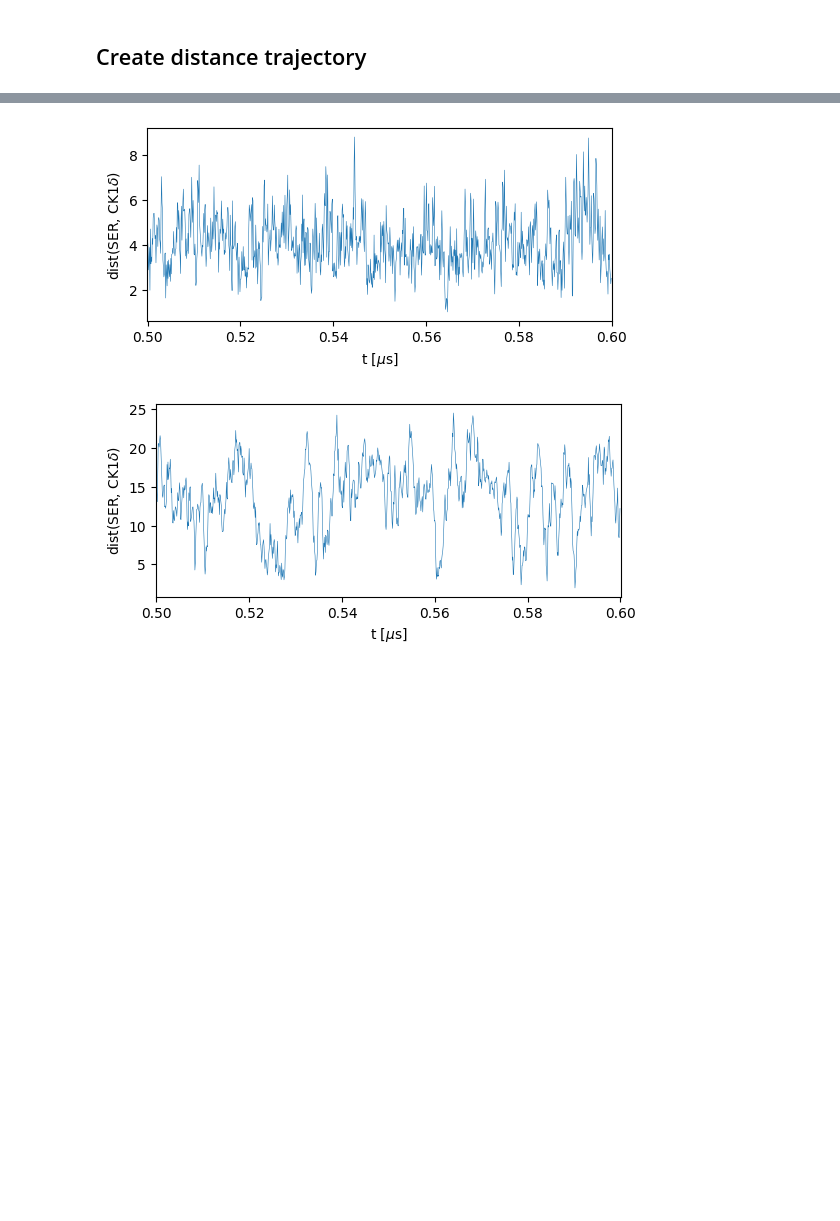
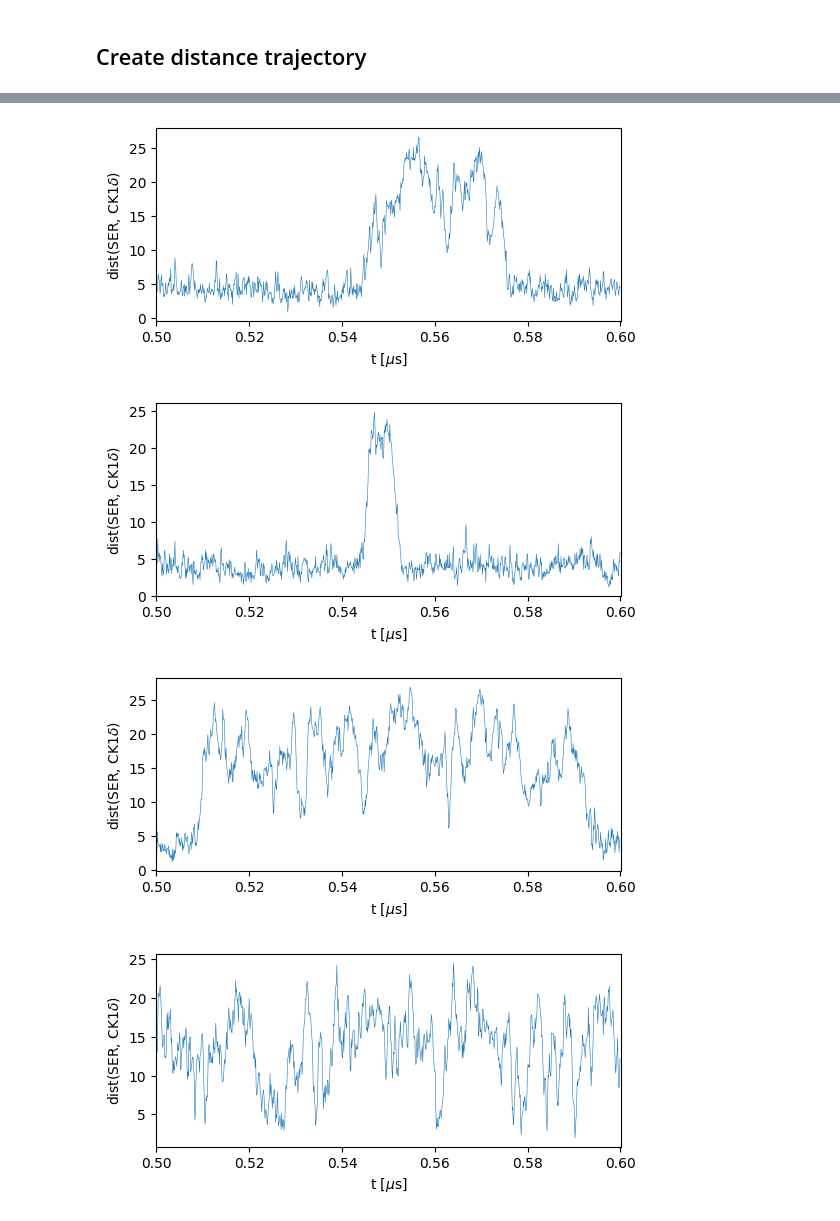
Before and after one commit to ezippo/HPA, a Jupyter notebook: process_traj.ipynb, the cells around one changed output, grey strips where cells are left out. Cells and saved outputs as stored; diff of their text form; code cells hidden in the pictures; blank space fills up the shorter version.

Commit message:
density profile by pser

```diff
--- a/process_traj.ipynb
+++ b/process_traj.ipynb
@@ -36,8 +48,13 @@ hpau.center_trajectory_z(path_struct+'sim_eq_slab_400-tdp43-lcd_5-ck1d-open/sim_
 # %%
-for i in range(1,4):
-    hpau.center_trajectory(path_drop+f'sim_oscillation_200-tdp43-lcd_2-ck1d-open_10-pp3/sim{i}_200-tdp43-lcd_2-com-ck1d-open_10-com-pp3_CAL3_osc_dump.gsd',
-                           path_drop+f'sim_oscillation_200-tdp43-lcd_2-ck1d-open_10-pp3/sim{i}_200-tdp43-lcd_2-com-ck1d-open_10-com-pp3_CAL3_osc_dump_centered.gsd',
+for i in range(1,5):
+    hpau.center_trajectory(path_drop+f'sim_200-tdp43-lcd_5-ck1d-open/sim{i}_200-tdp43-lcd_5-com-ck1d-open_CAL3_dump.gsd',
+                           path_drop+f'sim_200-tdp43-lcd_5-ck1d-open/sim{i}_200-tdp43-lcd_5-com-ck1d-open_CAL3_dump_centered.gsd',
                            group=[i for i in range(30800)], cluster=True, cutoff=2.5)
+# %%
+for i in range(1,5):
+    hpau.center_trajectory(path_drop+f'sim_200-tdp43-lcd_5-pp3/sim{i}_200-tdp43-lcd-2100pser_5-com-pp3_CAL3_dump.gsd',
+                           path_drop+f'sim_200-tdp43-lcd_5-pp3/sim{i}_200-tdp43-lcd-2100pser_5-com-pp3_CAL3_dump_centered.gsd',
+                           group=[i for i in range(30800)], cluster=True, cutoff=2.5)
 # %% [markdown]
 ### Unwrap trajectory
 # %%
@@ -138,16 +194,18 @@ for s in range(4,6):
 # %%
 !ls /localscratch/zippoema/project_ness/simulations/cycle_ness/ness_ck1d_pp3_masspSer/sim_ser19_dmu-5_0_1-tdp43-5pser_1-ck1d-open_1-pp3_sp_repel_mpSer_rs/sim1_ser19_dmu-5_0_1-tdp43-5pser_com-ck1d-open_com-pp3_200K_5k_sp_repel_mpSer_rs_10us_contacts.txt
 # %%
-for s in range(5,6):
-    d = hpau.create_distance_file(path_fix+f'sim_ser19_dmu0_0_1-tdp43-5pser_1-ck1d-open_1-pp3_sp_repel_mpSer_rs/sim{s}_ser19_dmu0_0_1-tdp43-5pser_com-ck1d-open_com-pp3_200K_5k_sp_repel_mpSer_rs_dump.gsd',
+for s in range(1,4):
+    d = hpau.create_distance_file(path_fix+f'sim_ser19_dmu-5_+2.5_1-tdp43-5pser_1-ck1d-open_1-pp3_sp_repel_mpSer_rs/sim{s}_ser19_dmu-5_+2.5_1-tdp43-5pser_com-ck1d-open_com-pp3_200K_5k_sp_repel_mpSer_rs_dump.gsd',
                                          id1=[300,301,302], id2=[i for i in range(154)], mean1=True, therm=0)
-    tmp = hpau.create_distance_file(path_fix+f'sim_ser19_dmu0_0_1-tdp43-5pser_1-ck1d-open_1-pp3_sp_repel_mpSer_rs/sim{s}_ser19_dmu0_0_1-tdp43-5pser_com-ck1d-open_com-pp3_200K_5k_sp_repel_mpSer_rs_dump.gsd',
+    tmp = hpau.create_distance_file(path_fix+f'sim_ser19_dmu-5_+2.5_1-tdp43-5pser_1-ck1d-open_1-pp3_sp_repel_mpSer_rs/sim{s}_ser19_dmu-5_+2.5_1-tdp43-5pser_com-ck1d-open_com-pp3_200K_5k_sp_repel_mpSer_rs_dump.gsd',
                                          id1=[445+92,445+94,445+120,445+152,445+283], id2=[i for i in range(154)], mean1=True, therm=0)
-    d = np.append(d[:-40], tmp[:-40], axis=1)
-    np.savetxt(path_fix+f'sim_ser19_dmu0_0_1-tdp43-5pser_1-ck1d-open_1-pp3_sp_repel_mpSer_rs/sim{s}_ser19_dmu0_0_1-tdp43-5pser_com-ck1d-open_com-pp3_200K_5k_sp_repel_mpSer_rs_dist.txt', d)
+    d = np.append(d, tmp, axis=1)
+    np.savetxt(path_fix+f'sim_ser19_dmu-5_+2.5_1-tdp43-5pser_1-ck1d-open_1-pp3_sp_repel_mpSer_rs/sim{s}_ser19_dmu-5_+2.5_1-tdp43-5pser_com-ck1d-open_com-pp3_200K_5k_sp_repel_mpSer_rs_dist.txt', d)
     hpapl.plot_dist(d,part_id=5,start=5000,end=6000)
 # %% [output]
-[figure, old version]
+[figure, new version]
+[figure, added]
+[figure, added]
 # %%
 rdump = 5
 rigid = 'rigid-'
```
Also changed, not shown: parts of 4 cells of this notebook, 4 other files.
